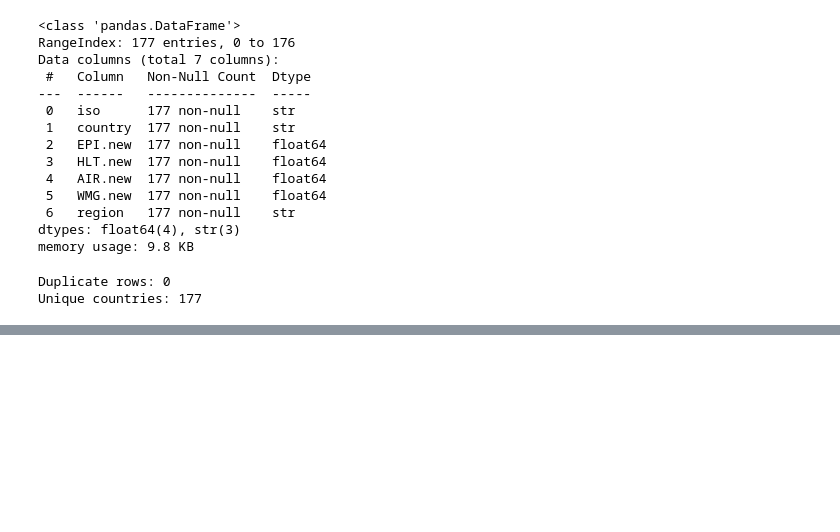
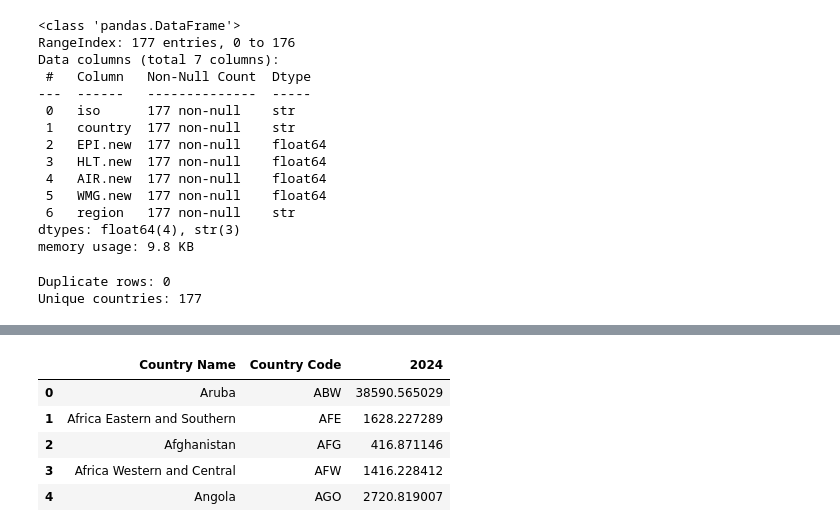
Before and after one commit to Adapala4/environmental-performance-analysis, a Jupyter notebook: environmental_analysis.ipynb, the cells around one changed output, grey strips where cells are left out. Cells and saved outputs as stored; diff of their text form; code cells hidden in the pictures; blank space fills up the shorter version.

```diff
--- a/environmental_analysis.ipynb
+++ b/environmental_analysis.ipynb
@@ -91,0 +151,9 @@ Unique countries: 177
+# %%
+gdp_analysis.head()
+# %% [output]
+|  | Country Name | Country Code | 2024 |
+| 0 | Aruba | ABW | 38590.565029 |
+| 1 | Africa Eastern and Southern | AFE | 1628.227289 |
+| 2 | Afghanistan | AFG | 416.871146 |
+| 3 | Africa Western and Central | AFW | 1416.228412 |
+| 4 | Angola | AGO | 2720.819007 |
```
Also changed, not shown: parts of 22 cells of this notebook.
